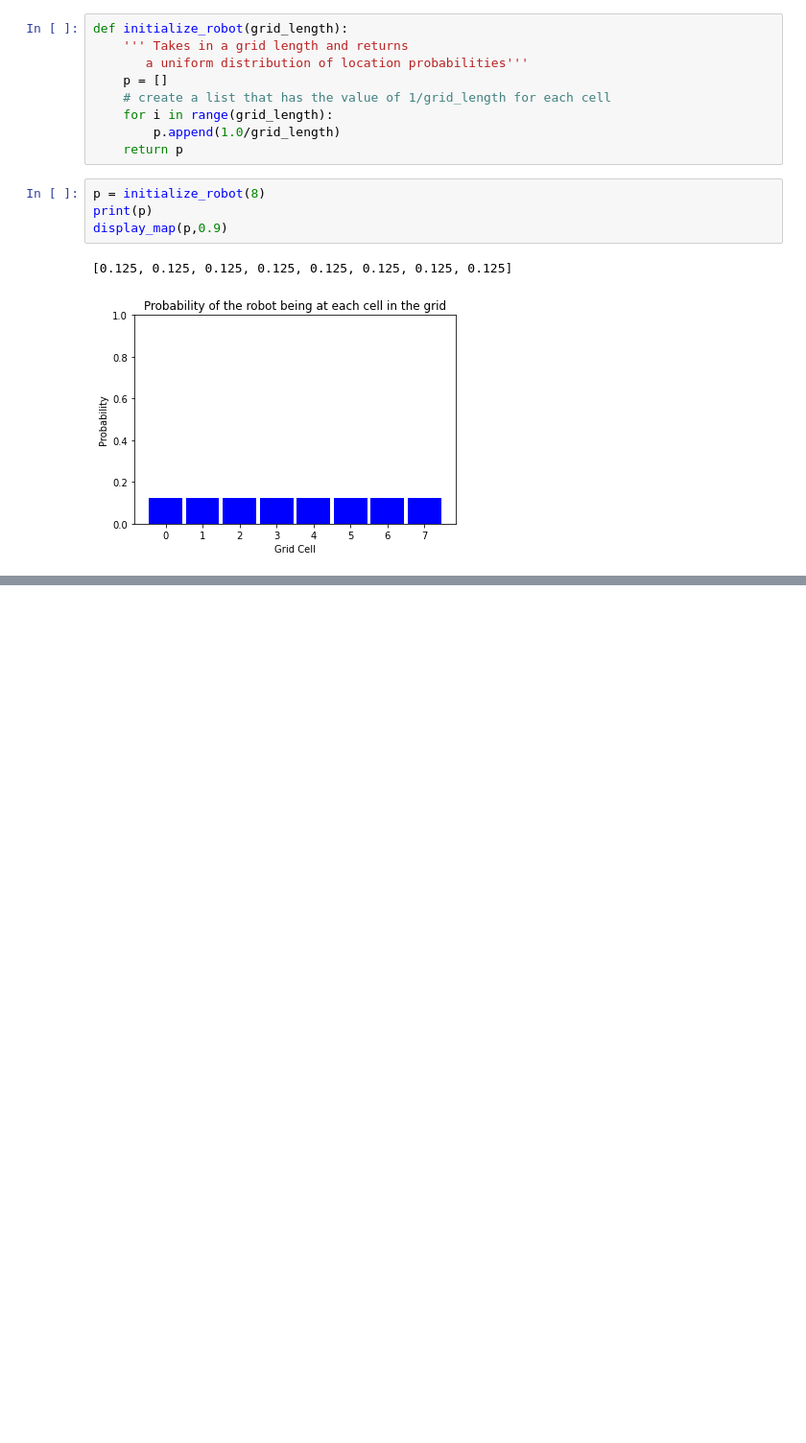
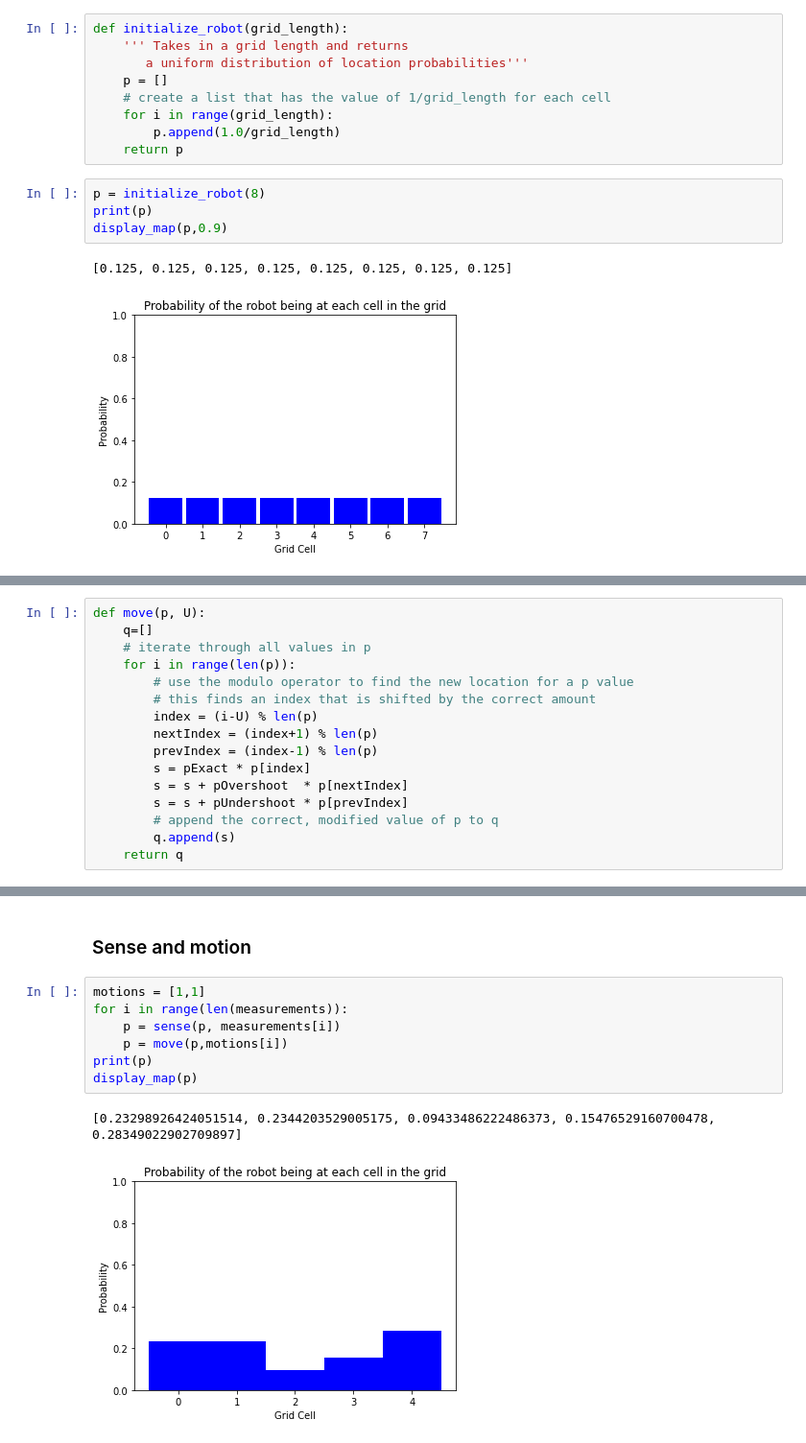
Before and after one commit to BhushanMahajan25/computer-vision, a Jupyter notebook: robot-localization/1_D_robot_world.ipynb, the cells around one changed output, grey strips where cells are left out. Shown at 96% size. Drawn from its saved outputs; the diff is of its cells as text; blank space fills up the shorter version.

```diff
--- a/robot-localization/1_D_robot_world.ipynb
+++ b/robot-localization/1_D_robot_world.ipynb
@@ -52,0 +119,16 @@ display_map(p,0.9)
+# %%
+def move(p, U):
+    q=[]
+    # iterate through all values in p
+    for i in range(len(p)):
+        # use the modulo operator to find the new location for a p value
+        # this finds an index that is shifted by the correct amount
+        index = (i-U) % len(p)
+        nextIndex = (index+1) % len(p)
+        prevIndex = (index-1) % len(p)
+        s = pExact * p[index]
+        s = s + pOvershoot  * p[nextIndex]
+        s = s + pUndershoot * p[prevIndex]
+        # append the correct, modified value of p to q
+        q.append(s)
+    return q
@@ -52,0 +146,12 @@ display_map(p,0.9)
+# %% [markdown]
+### Sense and motion
+# %%
+motions = [1,1]
+for i in range(len(measurements)):
+    p = sense(p, measurements[i])
+    p = move(p,motions[i])
+print(p)
+display_map(p)
+# %% [output]
+[0.23298926424051514, 0.2344203529005175, 0.09433486222486373, 0.15476529160700478, 0.28349022902709897]
+[figure, added]
```
Also changed, not shown: parts of 19 cells of this notebook.
